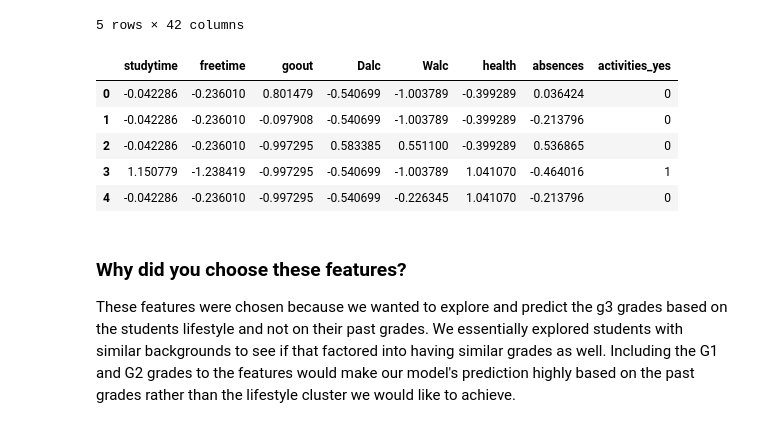
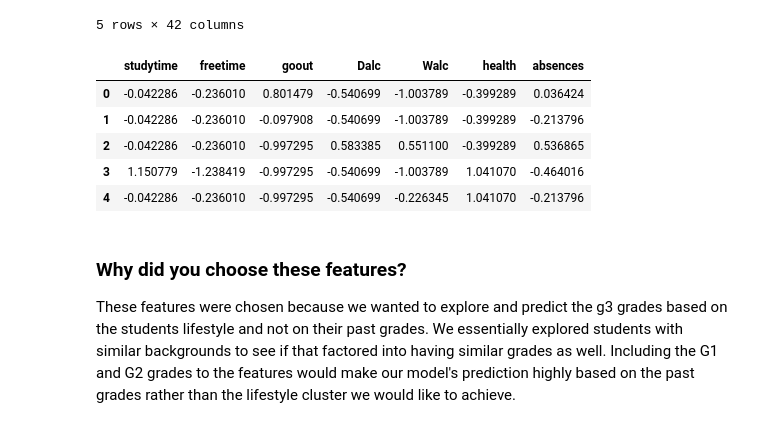
Before and after one commit to kmbangura/group5finalproject, a Jupyter notebook: unsupervised1.ipynb, the cells around one changed output. Saved outputs shown, nothing was run; the diff lists cells and outputs as text; code cells hidden in the pictures.

```diff
--- a/unsupervised1.ipynb
+++ b/unsupervised1.ipynb
@@ -28,28 +28,26 @@ df.head()
 # %%
 ##creating features variable to be used to in our unsupervised learning model
 
 features = [
     "studytime",
     "freetime",
-    "goout",
-    "Dalc",
-    "Walc",
+    "goout", # going out w/ friends
+    "Dalc", # workday alcohol consumption
+    "Walc", # weekend alcohol consumption
     "health",
-    "absences",
-    "activities_yes"
+    "absences"
 ]
 
 X_features = df[features].copy()
 
-X_features['activities_yes'] = X_features['activities_yes'].astype(int)
 X_features.head()
 # %% [output]
-|  | studytime | freetime | goout | Dalc | Walc | health | absences | activities_yes |
-| 0 | -0.042286 | -0.236010 | 0.801479 | -0.540699 | -1.003789 | -0.399289 | 0.036424 | 0 |
-| 1 | -0.042286 | -0.236010 | -0.097908 | -0.540699 | -1.003789 | -0.399289 | -0.213796 | 0 |
-| 2 | -0.042286 | -0.236010 | -0.997295 | 0.583385 | 0.551100 | -0.399289 | 0.536865 | 0 |
-| 3 | 1.150779 | -1.238419 | -0.997295 | -0.540699 | -1.003789 | 1.041070 | -0.464016 | 1 |
-| 4 | -0.042286 | -0.236010 | -0.997295 | -0.540699 | -0.226345 | 1.041070 | -0.213796 | 0 |
+|  | studytime | freetime | goout | Dalc | Walc | health | absences |
+| 0 | -0.042286 | -0.236010 | 0.801479 | -0.540699 | -1.003789 | -0.399289 | 0.036424 |
+| 1 | -0.042286 | -0.236010 | -0.097908 | -0.540699 | -1.003789 | -0.399289 | -0.213796 |
+| 2 | -0.042286 | -0.236010 | -0.997295 | 0.583385 | 0.551100 | -0.399289 | 0.536865 |
+| 3 | 1.150779 | -1.238419 | -0.997295 | -0.540699 | -1.003789 | 1.041070 | -0.464016 |
+| 4 | -0.042286 | -0.236010 | -0.997295 | -0.540699 | -0.226345 | 1.041070 | -0.213796 |
 # %% [markdown]
 ### Why did you choose these features?
 These features were chosen because we wanted to explore and predict the g3 grades based on the students lifestyle and not on their past grades. We essentially explored students with similar backgrounds to see if that factored into having similar grades as well. Including the G1 and G2 grades to the features would make our model's prediction highly based on the past grades rather than the lifestyle cluster we would like to achieve.
```
Also changed, not shown: parts of 7 cells of this notebook.
